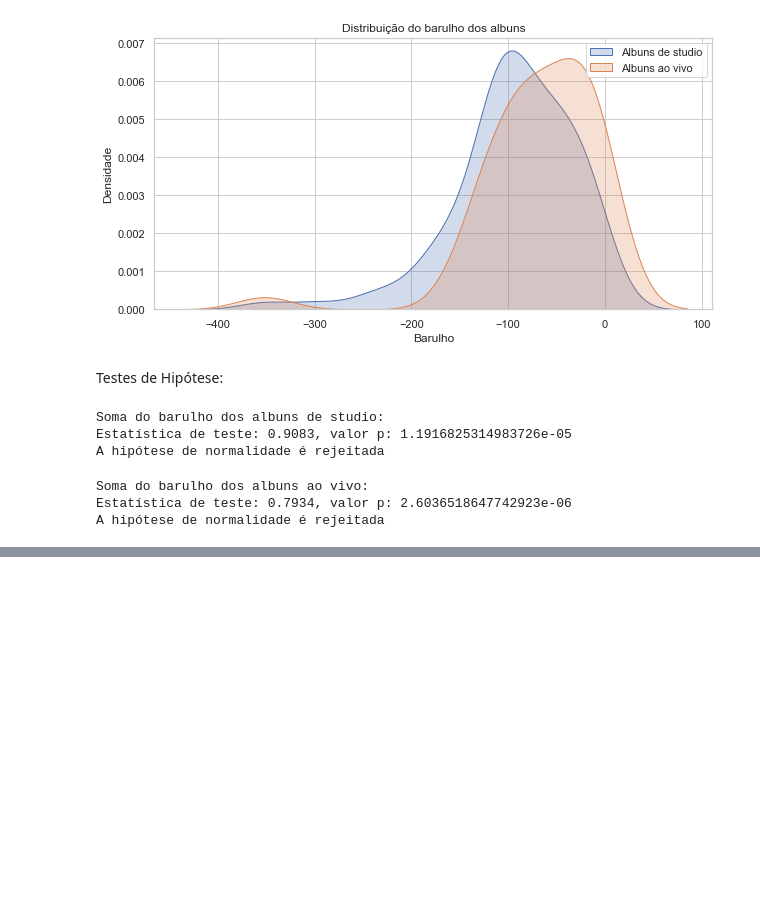
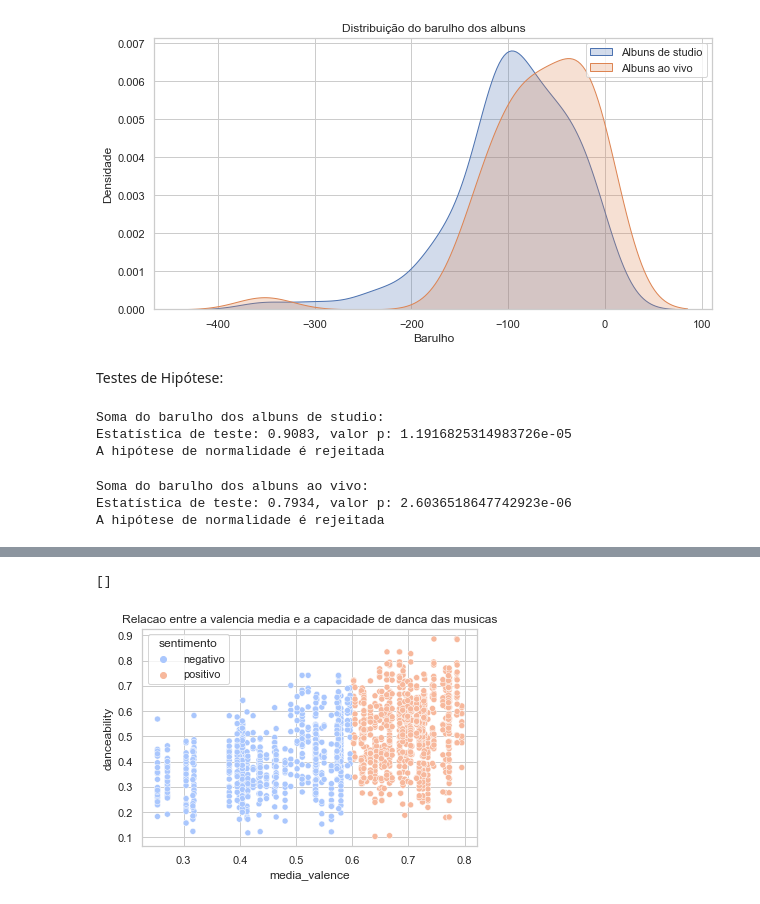
Before and after one commit to mvsampaio98/Data_Science, a Jupyter notebook: Estudos/FIAP/Fase2/2_EDA.ipynb, the cells around one changed output, grey strips where cells are left out. Cells and saved outputs as stored; diff of their text form; code cells hidden in the pictures; blank space fills up the shorter version.

```diff
--- a/Estudos/FIAP/Fase2/2_EDA.ipynb
+++ b/Estudos/FIAP/Fase2/2_EDA.ipynb
@@ -345,0 +404,9 @@ Não há diferença estatisticamente significante
+# %%
+sns.scatterplot(x="media_valence",y="danceability",hue="sentimento",data=df_resultado_final, palette="coolwarm")
+plt.xlabel("media_valence")
+plt.ylabel("danceability")
+plt.title("Relacao entre a valencia media e a capacidade de danca das musicas")
+plt.plot()
+# %% [output]
+[]
+[figure, added]
```
Also changed, not shown: parts of 7 cells of this notebook.
